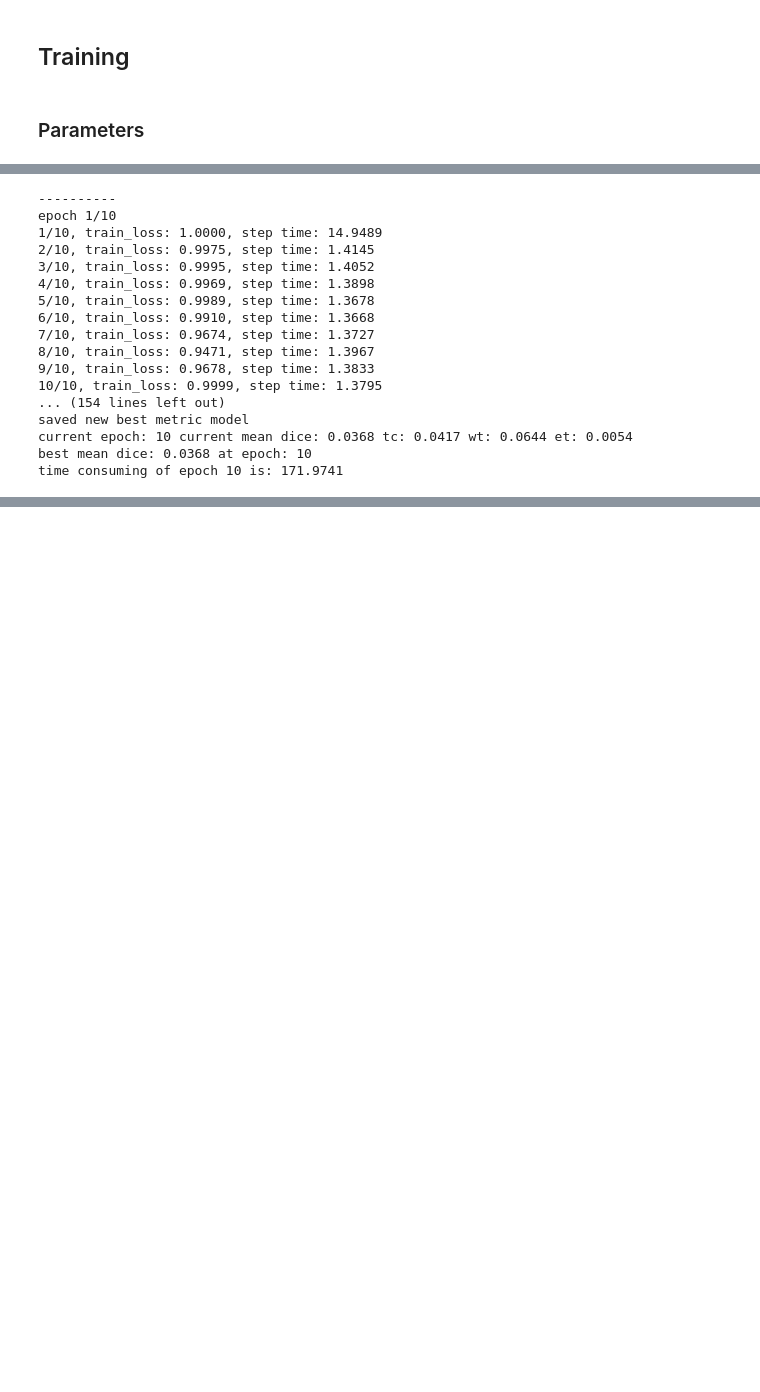
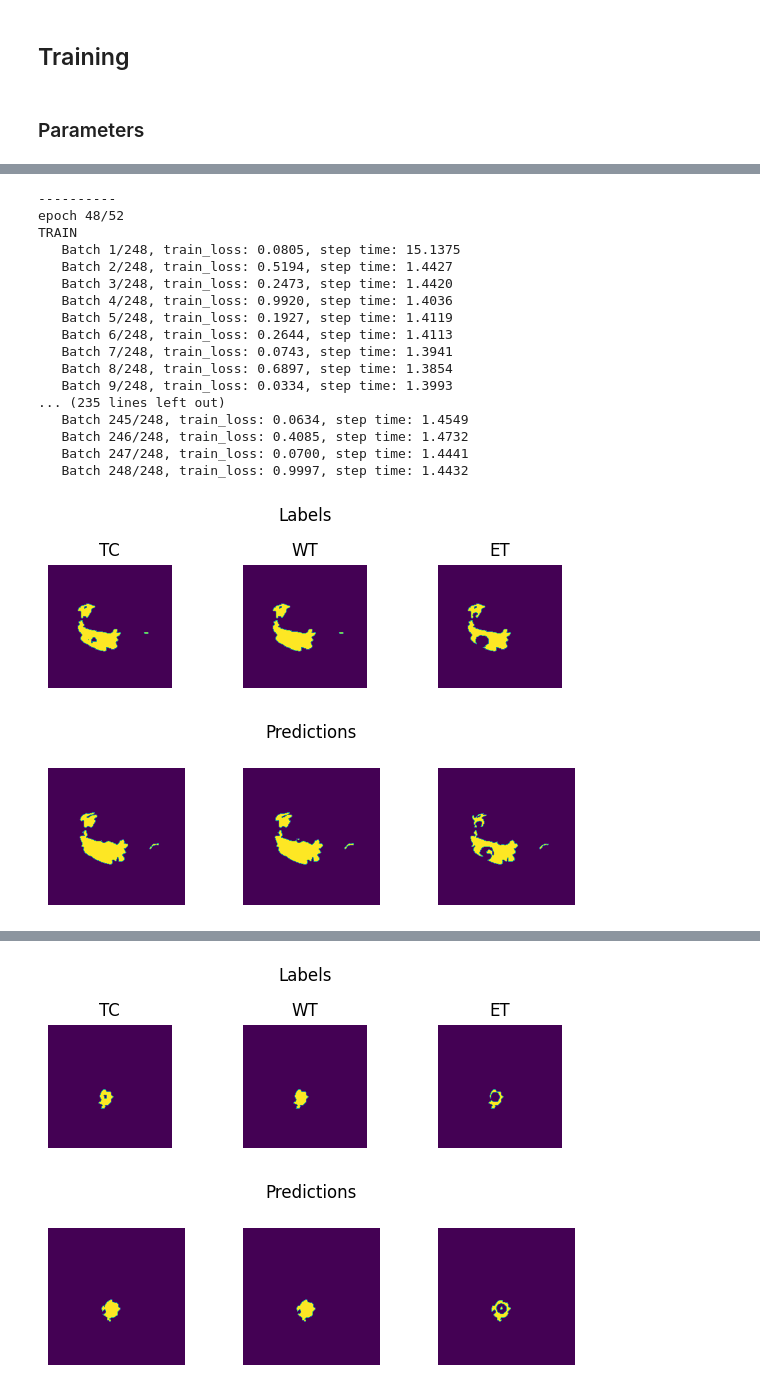
Before and after one commit to NachoGV/Semantic-Segmentation-of-Brain-Metastases-in-MRI-Scans, a Jupyter notebook: models/UNETR.ipynb, the cells around one changed output, grey strips where cells are left out. Saved outputs shown, nothing was run; the diff lists cells and outputs as text; code cells hidden in the pictures; blank space fills up the shorter version.

Commit message:
Updated Models, Results & Added ONXX Generator

```diff
--- a/models/UNETR.ipynb
+++ b/models/UNETR.ipynb
@@ -184,15 +190,16 @@ with open(f"outputs/{model_name}/{model_name}_metrics.csv", "a") as f:
 # %%
 # Model
-model = UNETR(
-    in_channels=4,
-    out_channels=3,
-    dropout_rate=0.2,
-    img_size=spatial_size,
-    spatial_dims=3,
-    hidden_size=768,
-    mlp_dim=3072,
-    num_heads=12
-).to(device)
+model.to(device)
+
+# Load model from file
+if best_epoch is not None:
+    if os.path.exists(f"outputs/{model_name}/{model_name}_{best_epoch}.pth"):
+        model.load_state_dict(torch.load(f"outputs/{model_name}/{model_name}_{best_epoch}.pth"))
+
+# Report File Headers
+if best_epoch is None:
+    with open(f"outputs/{model_name}/{model_name}_metrics.csv", "a") as f:
+      f.write(f"epoch,metric,metric_tc,metric_wt,metric_et,train_loss,val_loss\n")
 
 # Loss Function
 loss_function = DiceLoss(smooth_nr=1e-5, smooth_dr=1e-5, squared_pred=True, to_onehot_y=False, sigmoid=True)
@@ -232,6 +239,6 @@ torch.backends.cudnn.benchmark = True
 # %%
 total_start = time.time()
-for epoch in range(max_epochs):
+for epoch in range(init_epoch, max_epochs):
     epoch_start = time.time()
     print("-" * 10)
     print(f"epoch {epoch + 1}/{max_epochs}")
@@ -257,6 +264,7 @@ for epoch in range(max_epochs):
         scaler.update()
         epoch_loss += loss.item()
 
+        # Batch Information
         print(f"   Batch {step}/{len(train_dataset) // train_loader.batch_size}"
               f", train_loss: {loss.item():.4f}"
               f", step time: {(time.time() - step_start):.4f}")
@@ -265,6 +273,7 @@ for epoch in range(max_epochs):
         if step == max_step:
           plt_imgs = [labels[0], transforms.post()(outputs[0])]
 
+    # Epoch Training Loss
     lr_scheduler.step()
     epoch_loss /= step
     epoch_loss_values.append(epoch_loss)
@@ -296,6 +305,7 @@ for epoch in range(max_epochs):
                 dice_metric(y_pred=val_outputs, y=val_labels)
                 dice_metric_batch(y_pred=val_outputs, y=val_labels)
 
+                # Batch Information
                 print(f"   Batch {val_step}/{len(val_dataset) // val_loader.batch_size}"
                       f", val_loss: {loss_value.item():.4f}")
 
@@ -303,6 +313,7 @@ for epoch in range(max_epochs):
                 if val_step == max_val_step:
                   plt_imgs = [val_labels[0], val_outputs[0]]
 
+            # Epoch Validation Loss
             val_loss /= val_step
             val_loss_values.append(val_loss)
 
@@ -310,6 +321,7 @@ for epoch in range(max_epochs):
             if (epoch + 1) % plot_interval == 0:
               plot_gt_vs_pred(plt_imgs[0], plt_imgs[1], False)
 
+            # Metric Calculation
             metric = dice_metric.aggregate().item()
             metric_values.append(metric)
             metric_batch = dice_metric_batch.aggregate()
@@ -322,54 +334,70 @@ for epoch in range(max_epochs):
             dice_metric.reset()
             dice_metric_batch.reset()
 
+            # Update Best Metric
             if metric > best_metric:
+                # Save best state
                 best_metric = metric
                 best_metric_epoch = epoch + 1
                 best_metrics_epochs_and_time[0].append(best_metric)
                 best_metrics_epochs_and_time[1].append(best_metric_epoch)
                 best_metrics_epochs_and_time[2].append(time.time() - total_start)
+                # Save model
                 torch.save(
                     model.state_dict(),
                     os.path.join(f"outputs/{model_name}/{model_name}_{epoch+1}.pth"),
                 )
+                # Remove previous saved model
+                if best_metric_update_epoch != -1:
+                    os.remove(
+                        os.path.join(f"outputs/{model_name}/{model_name}_{best_metric_update_epoch}.pth")
+                    )
+                best_metric_update_epoch = epoch + 1
                 best_metric_update = True
 
             # Save all metrics in csv
             with open(f"outputs/{model_name}/{model_name}_metrics.csv", "a") as f:
                 f.write(f"{epoch + 1},{metric},{metric_tc},{metric_wt},{metric_et},{epoch_loss},{val_loss}\n")
+
+            # Remove Init State if loaded model
+            if best_epoch is not None:
+                os.remove(f"outputs/{model_name}/{model_name}_{best_epoch}.pth")
+                best_epoch = None
 
     # REPORT
     print(f"epoch {epoch + 1}\n"
           f"   average train loss: {epoch_loss:.4f}\n"
           f"   average validation loss: {val_loss:.4f}\n"
           f"   saved as best model: {best_metric_update}\n"
           f"   current mean dice: {metric_values[-1]:.4f}\n"
           f"   current TC dice: {metric_values_tc[-1]:.4f}\n"
           f"   current WT dice: {metric_values_wt[-1]:.4f}\n"
           f"   current ET dice: {metric_values_et[-1]:.4f}")
     print(f"Best Mean Metric: {best_metric:.4f}")
     print(f"time consuming of epoch {epoch + 1} is: {(time.time() - epoch_start):.4f}")
     best_metric_update = False
 
     # When epoch ends, clean GPU memory
     torch.cuda.empty_cache()
 
 total_time = time.time() - total_start
 # %% [output]
 ----------
-epoch 1/10
-1/10, train_loss: 1.0000, step time: 14.9489
-2/10, train_loss: 0.9975, step time: 1.4145
-3/10, train_loss: 0.9995, step time: 1.4052
-4/10, train_loss: 0.9969, step time: 1.3898
-5/10, train_loss: 0.9989, step time: 1.3678
-6/10, train_loss: 0.9910, step time: 1.3668
-7/10, train_loss: 0.9674, step time: 1.3727
-8/10, train_loss: 0.9471, step time: 1.3967
-9/10, train_loss: 0.9678, step time: 1.3833
-10/10, train_loss: 0.9999, step time: 1.3795
-... (154 lines left out)
-saved new best metric model
-current epoch: 10 current mean dice: 0.0368 tc: 0.0417 wt: 0.0644 et: 0.0054
-best mean dice: 0.0368 at epoch: 10
-time consuming of epoch 10 is: 171.9741
+epoch 48/52
+TRAIN
+   Batch 1/248, train_loss: 0.0805, step time: 15.1375
+   Batch 2/248, train_loss: 0.5194, step time: 1.4427
+   Batch 3/248, train_loss: 0.2473, step time: 1.4420
+   Batch 4/248, train_loss: 0.9920, step time: 1.4036
+   Batch 5/248, train_loss: 0.1927, step time: 1.4119
+   Batch 6/248, train_loss: 0.2644, step time: 1.4113
+   Batch 7/248, train_loss: 0.0743, step time: 1.3941
+   Batch 8/248, train_loss: 0.6897, step time: 1.3854
+   Batch 9/248, train_loss: 0.0334, step time: 1.3993
+... (235 lines left out)
+   Batch 245/248, train_loss: 0.0634, step time: 1.4549
+   Batch 246/248, train_loss: 0.4085, step time: 1.4732
+   Batch 247/248, train_loss: 0.0700, step time: 1.4441
+   Batch 248/248, train_loss: 0.9997, step time: 1.4432
+[figure, added]
+[figure, added]
@@ -375,0 +421,2 @@ time consuming of epoch 10 is: 171.9741
+[figure, added]
+[figure, added]
```
Also changed, not shown: parts of 18 cells of this notebook, 8 other files.
